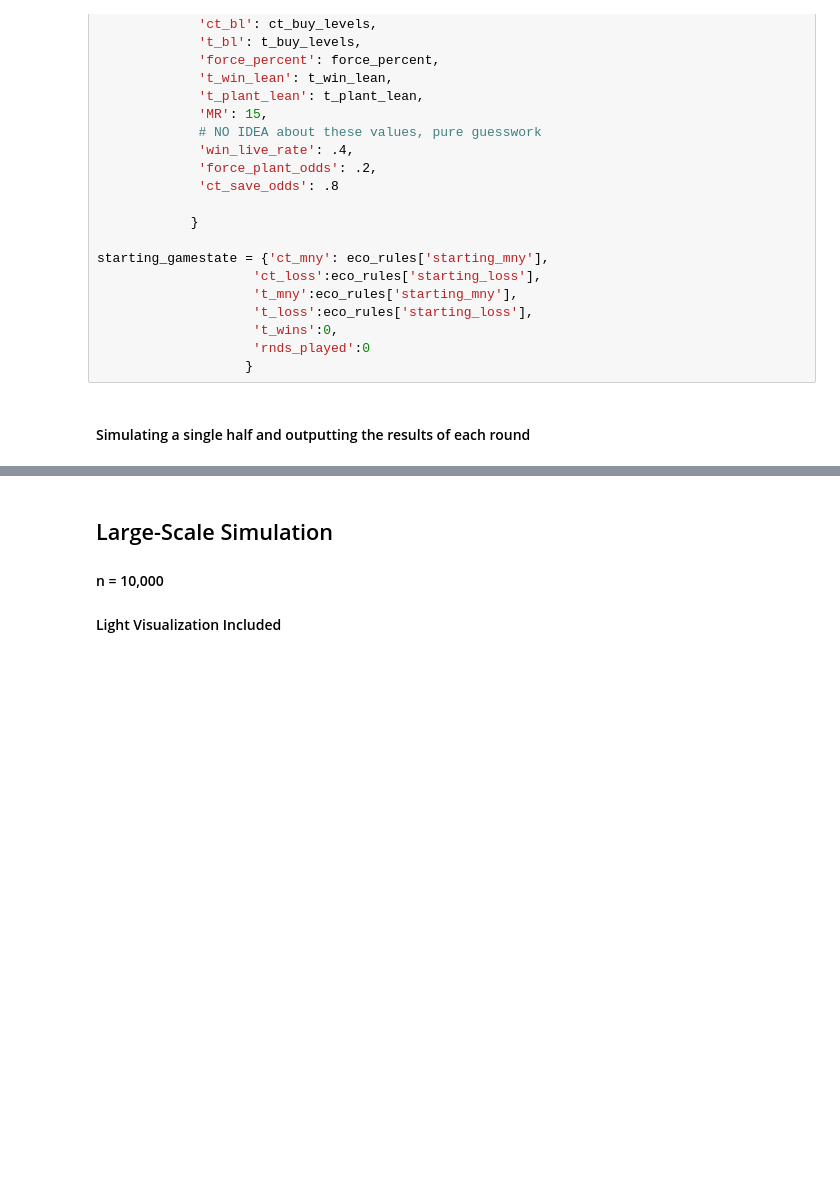
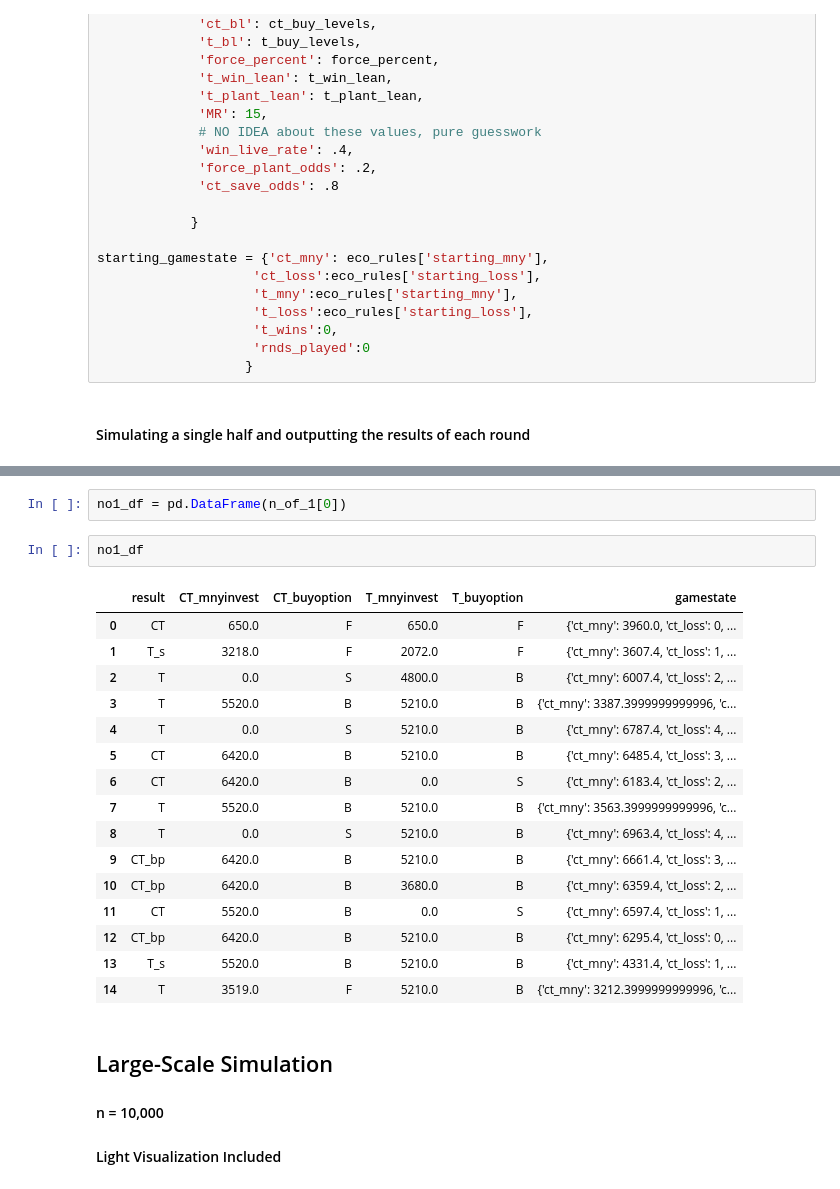
Before and after one commit to JeffT13/CS_EcoSimulator, a Jupyter notebook: CS_ntbk.ipynb, the cells around one changed output, grey strips where cells are left out. Saved outputs shown, nothing was run; the diff lists cells and outputs as text; blank space fills up the shorter version.

```diff
--- a/CS_ntbk.ipynb
+++ b/CS_ntbk.ipynb
@@ -118,3 +119,24 @@ Round  14 -
+# %%
+no1_df = pd.DataFrame(n_of_1[0])
+# %%
+no1_df
+# %% [output]
+|  | result | CT_mnyinvest | CT_buyoption | T_mnyinvest | T_buyoption | gamestate |
+| 0 | CT | 650.0 | F | 650.0 | F | {'ct_mny': 3960.0, 'ct_loss': 0, ... |
+| 1 | T_s | 3218.0 | F | 2072.0 | F | {'ct_mny': 3607.4, 'ct_loss': 1, ... |
+| 2 | T | 0.0 | S | 4800.0 | B | {'ct_mny': 6007.4, 'ct_loss': 2, ... |
+| 3 | T | 5520.0 | B | 5210.0 | B | {'ct_mny': 3387.3999999999996, 'c... |
+| 4 | T | 0.0 | S | 5210.0 | B | {'ct_mny': 6787.4, 'ct_loss': 4, ... |
+| 5 | CT | 6420.0 | B | 5210.0 | B | {'ct_mny': 6485.4, 'ct_loss': 3, ... |
+| 6 | CT | 6420.0 | B | 0.0 | S | {'ct_mny': 6183.4, 'ct_loss': 2, ... |
+| 7 | T | 5520.0 | B | 5210.0 | B | {'ct_mny': 3563.3999999999996, 'c... |
+| 8 | T | 0.0 | S | 5210.0 | B | {'ct_mny': 6963.4, 'ct_loss': 4, ... |
+| 9 | CT_bp | 6420.0 | B | 5210.0 | B | {'ct_mny': 6661.4, 'ct_loss': 3, ... |
+| 10 | CT_bp | 6420.0 | B | 3680.0 | B | {'ct_mny': 6359.4, 'ct_loss': 2, ... |
+| 11 | CT | 5520.0 | B | 0.0 | S | {'ct_mny': 6597.4, 'ct_loss': 1, ... |
+| 12 | CT_bp | 6420.0 | B | 5210.0 | B | {'ct_mny': 6295.4, 'ct_loss': 0, ... |
+| 13 | T_s | 5520.0 | B | 5210.0 | B | {'ct_mny': 4331.4, 'ct_loss': 1, ... |
+| 14 | T | 3519.0 | F | 5210.0 | B | {'ct_mny': 3212.3999999999996, 'c... |
 # %% [markdown]
 ## Large-Scale Simulation
 
```
Also changed, not shown: parts of 2 cells of this notebook, 1 other file.
